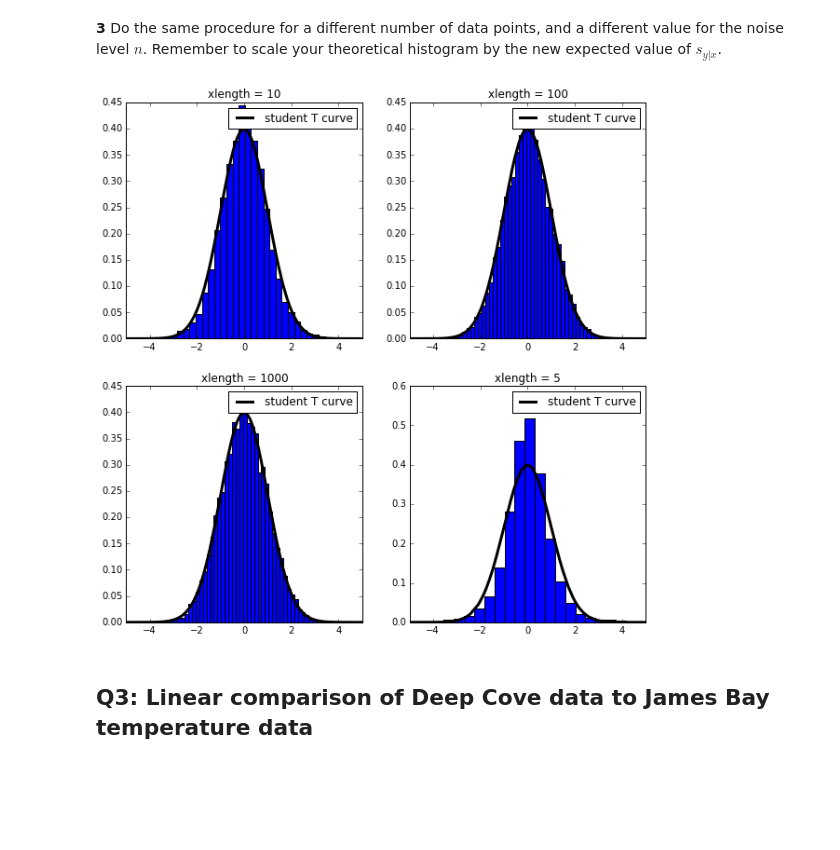
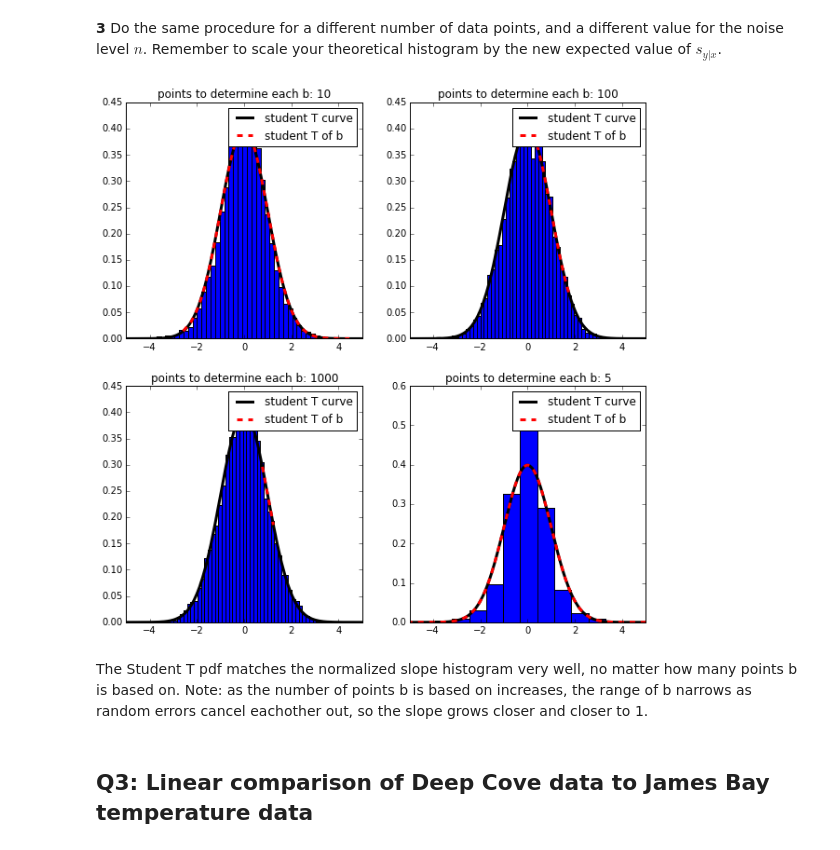
Before and after one commit to mpgriff/P411Assignments, a Jupyter notebook: p411a2-mattgriffiths.ipynb, the cells around one changed output. Cells and saved outputs as stored; diff of their text form; code cells hidden in the pictures; blank space fills up the shorter version.

```diff
--- a/p411a2-mattgriffiths.ipynb
+++ b/p411a2-mattgriffiths.ipynb
@@ -151,28 +149,34 @@ They compare so favourably.
 # %%
 N = 10000
 xl = [5, 10, 100, 1000]
 
 fig = plt.figure(figsize=(10,10))
 for ind, a in enumerate(xl):
     b = np.zeros(N)
     syx = np.zeros(N)
     for i in range(0, N, 1):
         x = np.random.normal(0, 1, a)
         y = x + np.random.normal(0, 2, a)
         b[i] = np.sum((y-np.mean(y))*x)/np.sum((x-np.mean(x))*x)
         yhat = b[i]*x + np.mean(y)-b[i]*np.mean(x)
         syx[i] = np.sqrt(np.sum((y-yhat)**2)/(N-2))
     df = N-2
     tnminus2 = (b-np.mean(b))*np.sum((x-np.mean(x))**2)/syx
     tnminus2 = np.sort(tnminus2)
+    b = np.sort(b)
+    bt = stats.t.pdf(b, df)
+
     rv = stats.t.pdf(tnminus2, df)
     ax1 = plt.subplot(2,2,ind); n, bins, patches = plt.hist(((b-np.mean(b))/np.std(b)), 50, normed=1)
     plt.plot(tnminus2, rv, 'k-', lw=3, alpha=1, label="student T curve")
+    plt.plot(b,bt, 'r--', lw=3, label="student T of b")
     plt.legend(loc=1)
     plt.xlim(-5,5)
-    plt.title('xlength = ' + str(a))
+    plt.title('points to determine each b: ' + str(a))
 # %% [output]
-[figure, old version]
+[figure, new version]
+# %% [markdown]
+The Student T pdf matches the normalized slope histogram very well, no matter how many points b is based on. Note: as the number of points b is based on increases, the range of b narrows as random errors cancel eachother out, so the slope grows closer and closer to 1.
 # %% [markdown]
 ## Q3: Linear comparison of Deep Cove data to James Bay temperature data
 # %% [markdown]
```
Also changed, not shown: parts of 12 cells of this notebook.
